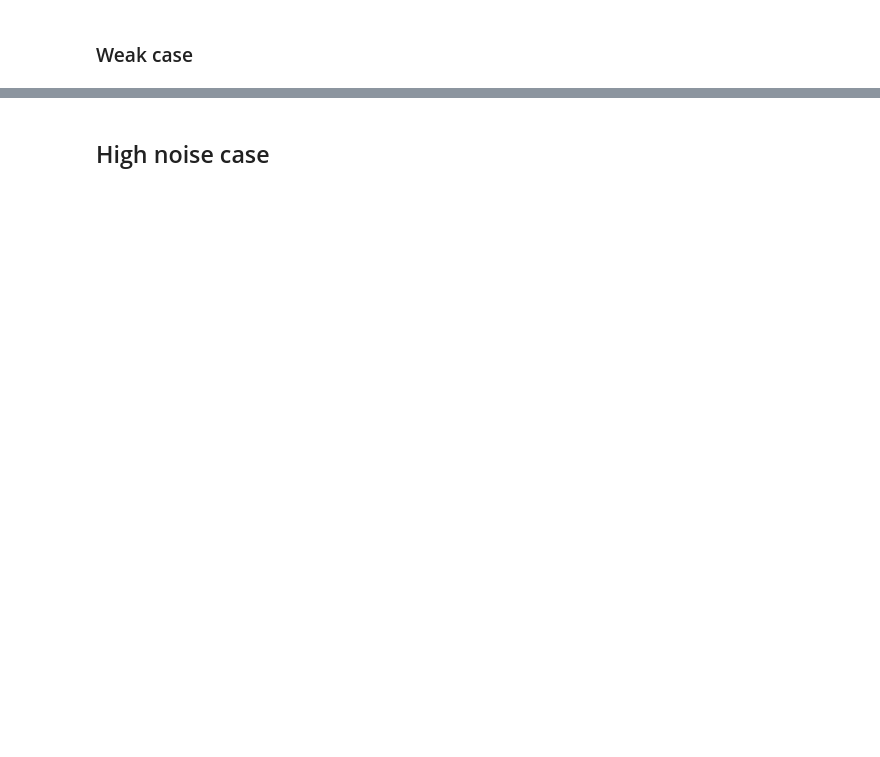
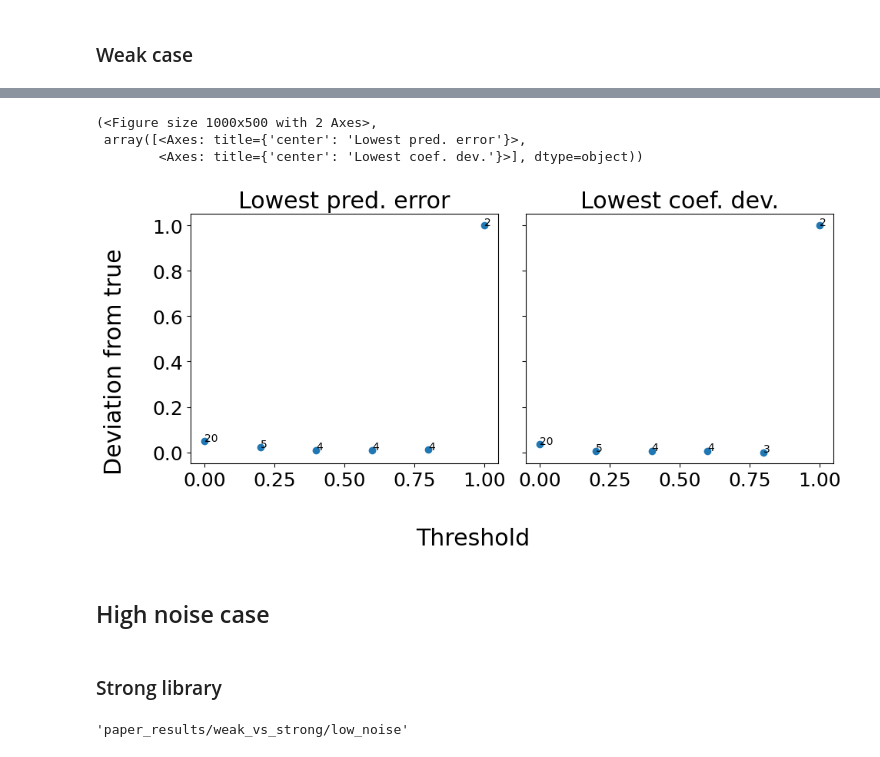
Before and after one commit to zbrookshowe/yukawa-sindy, a Jupyter notebook: paper_results/weak_vs_strong.ipynb, the cells around one changed output, grey strips where cells are left out. Cells and saved outputs as stored; diff of their text form; code cells hidden in the pictures; blank space fills up the shorter version.

Commit message:
generated results for comparing sindy methods misc added comments and changed default

```diff
--- a/paper_results/weak_vs_strong.ipynb
+++ b/paper_results/weak_vs_strong.ipynb
@@ -121,3 +155,5 @@ score 0.0714912949336797
+# %%
+threshold_space = np.arange(0., 1.2, 0.2)
 # %%
 feature_library = ys.generate_weak_Yukawa_library(
     simulation_list[0].t,
@@ -130,2 +238,45 @@ all_best_weak, all_best_scores_weak, all_truest_weak, all_truest_scores_weak = m
+# %%
+def plot_dev_vs_thresh(best_models, truest_models, threshold_space):
+
+    # compute absolute difference between coefficients
+    coef_dev_best = np.array([cv.absolute_difference(true_coefficients, model.coefficients()) for model in best_models])
+    coef_dev_truest = np.array([cv.absolute_difference(true_coefficients, model.coefficients()) for model in truest_models])
+    coef_devs = [coef_dev_best, coef_dev_truest]
+
+    best_model_complexities = np.array([np.count_nonzero(model.coefficients()) for model in best_models])
+    truest_model_complexities = np.array([np.count_nonzero(model.coefficients()) for model in truest_models])
+    complexities = [best_model_complexities, truest_model_complexities]
+
+    titles = ["Lowest pred. error", "Lowest coef. dev."]
+
+    n_rows = 1
+    n_cols = 2
+    fig, axs = plt.subplots(n_rows, n_cols, figsize=(10,5), sharey=True)
+    for col in range(n_cols):
+        ax = axs[col]
+        x = threshold_space
+        y = coef_devs[col]
+        n = complexities[col]
+        ax.scatter(x, y)#, c=n)
+        ax.set_title(titles[col])
+
+        pad = 0.0003
+        for i, txt in enumerate(n):
+            ax.annotate(txt, (x[i], y[i]), (x[i], y[i]+pad), fontsize=10)
+
+    fig.supxlabel("Threshold")
+    fig.supylabel("Deviation from true")
+    fig.tight_layout()
+
+    return fig, axs
+# %%
+plot_dev_vs_thresh(all_best_weak, all_truest_weak, np.arange(0., 1.2, 0.2))
+# %% [output]
+(<Figure size 1000x500 with 2 Axes>,
+ array([<Axes: title={'center': 'Lowest pred. error'}>,
+        <Axes: title={'center': 'Lowest coef. dev.'}>], dtype=object))
+[figure, added]
 # %% [markdown]
 ## High noise case
+# %% [markdown]
+### Strong library
@@ -131,0 +306,4 @@ all_best_weak, all_best_scores_weak, all_truest_weak, all_truest_scores_weak = m
+# %%
+directory_name
+# %% [output]
+'paper_results/weak_vs_strong/low_noise'
```
Also changed, not shown: parts of 29 cells of this notebook, 20 other files.
